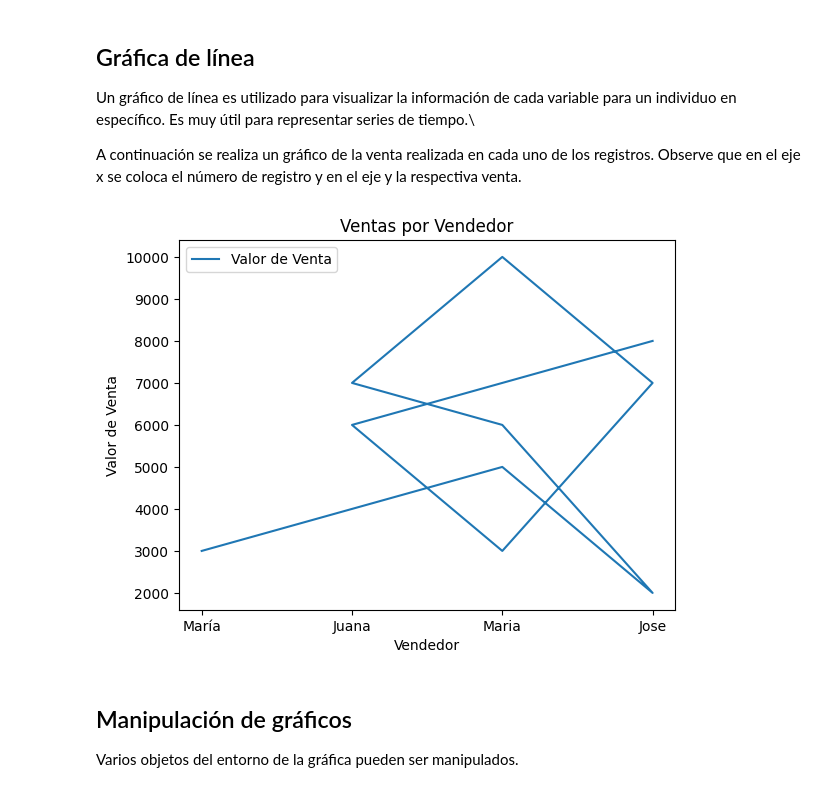
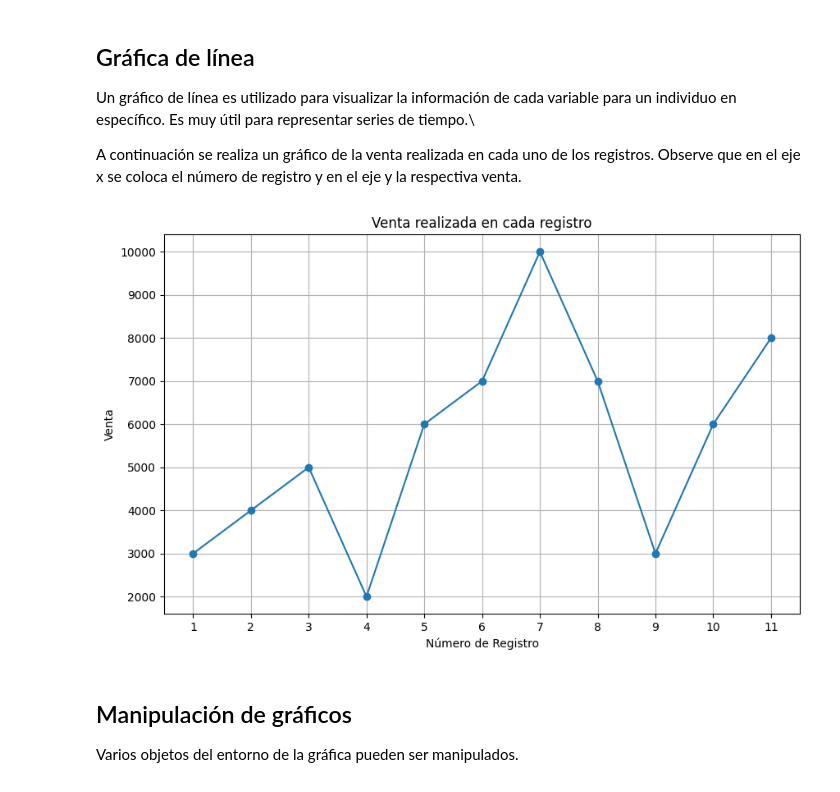
Before and after one commit to Elkinrodriguez77/PythonEAN, a Jupyter notebook: Notebooks/6. Visualización de datos.ipynb, the cells around one changed output. Saved outputs shown, nothing was run; the diff lists cells and outputs as text; code cells hidden in the pictures.

```diff
--- a/Notebooks/6. Visualización de datos.ipynb
+++ b/Notebooks/6. Visualización de datos.ipynb
@@ -34,26 +35,20 @@ Index(['Vendedor', 'Valor_Venta', 'Descuento', 'comision'], dtype='object')
 Un gráfico de línea es utilizado para visualizar la información de cada variable para un individuo en específico. Es muy útil para representar series de tiempo.\
 
 A continuación se realiza un gráfico de la venta realizada en cada uno de los registros. Observe que en el eje x se coloca el número de registro y en el eje y la respectiva venta.
-# %%
-# Gráfica de línea
-plt.plot(df['Vendedor'], df['Valor_Venta'], label='Valor de Venta')
-
-# Nombre eje x
-plt.xlabel('Vendedor')
-
-# Nombre eje y
-plt.ylabel('Valor de Venta')
-
-# Título del gráfico
-plt.title('Ventas por Vendedor')
-
-# Leyenda
-plt.legend()
-
-# Visualización
-plt.show()
-# %% [output]
-[figure, removed]
+# %%
+# Asegurarse de que los datos estén en el formato correcto
+df['Valor_Venta'] = df['Valor_Venta'].astype(float)
+
+plt.figure(figsize=(10,6))
+plt.plot(df['Valor_Venta'], marker='o', linestyle='-')
+plt.title('Venta realizada en cada registro')
+plt.xlabel('Número de Registro')
+plt.ylabel('Venta')
+plt.xticks(ticks=range(len(df)), labels=range(1, len(df)+1))
+plt.grid(True)
+plt.show()
+# %% [output]
+[figure, added]
 # %% [markdown]
 ## Manipulación de gráficos
 
```
Also changed, not shown: parts of 9 cells of this notebook, 5 other files.
